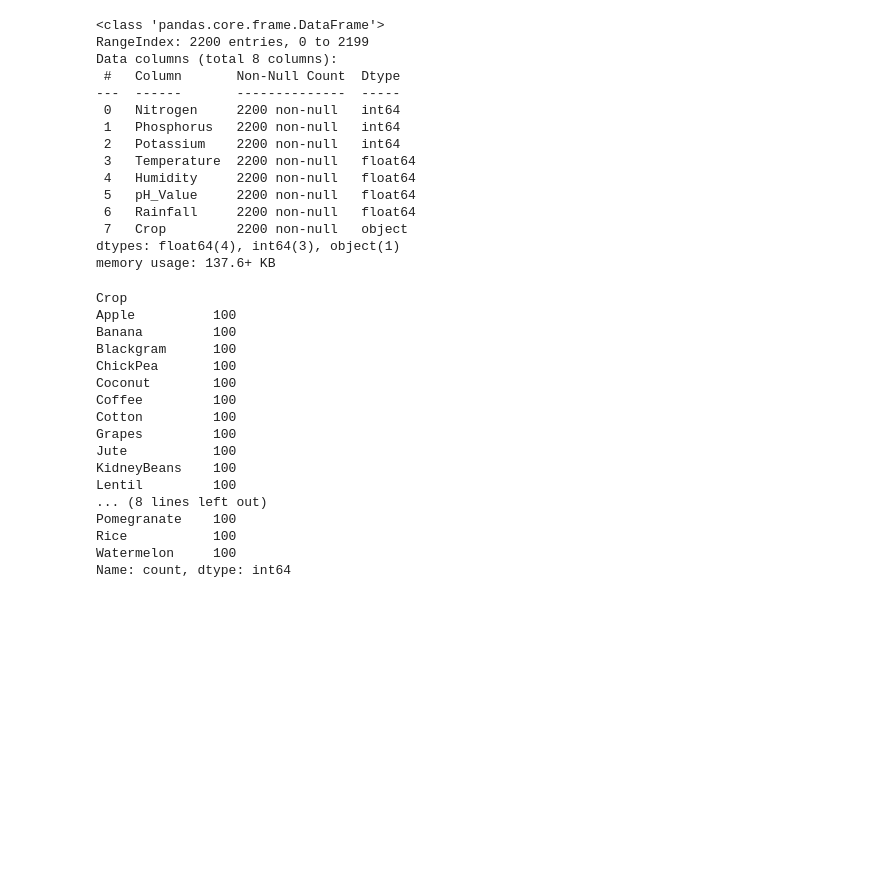
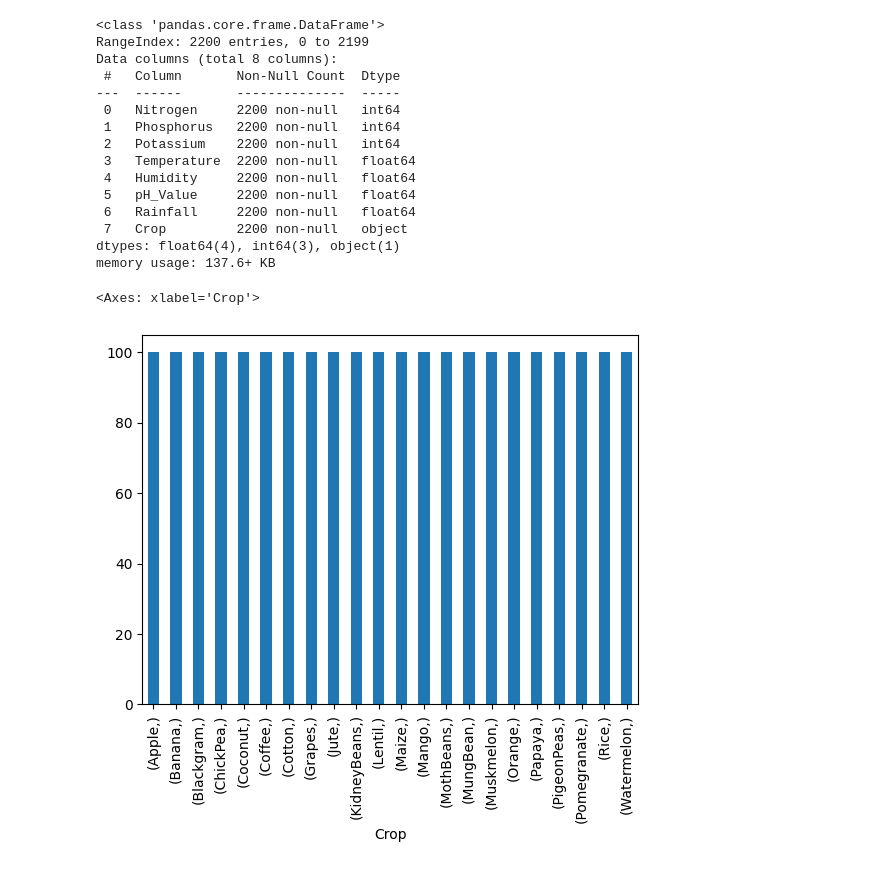
Before and after one commit to galois1915/IBM-Machine-Learning, a Jupyter notebook: Supervised-Classification/tkinter_application/models/classification-project.ipynb, the cells around one changed output. Cells and saved outputs as stored; diff of their text form; code cells hidden in the pictures; blank space fills up the shorter version.

```diff
--- a/Supervised-Classification/tkinter_application/models/classification-project.ipynb
+++ b/Supervised-Classification/tkinter_application/models/classification-project.ipynb
@@ -35,25 +45,10 @@ memory usage: 137.6+ KB
 X = data[data.columns[:-1]]
 Y = data[["Crop"]]
 # %%
-Y.value_counts()
+Y.value_counts().plot.bar()
 # %% [output]
-Crop
-Apple          100
-Banana         100
-Blackgram      100
-ChickPea       100
-Coconut        100
-Coffee         100
-Cotton         100
-Grapes         100
-Jute           100
-KidneyBeans    100
-Lentil         100
-... (8 lines left out)
-Pomegranate    100
-Rice           100
-Watermelon     100
-Name: count, dtype: int64
+<Axes: xlabel='Crop'>
+[figure, added]
 # %%
 fig, axes = plt.subplots(nrows=2, ncols=4, figsize=(18,8))
 
```
Also changed, not shown: parts of 28 cells of this notebook, 2 other files.
